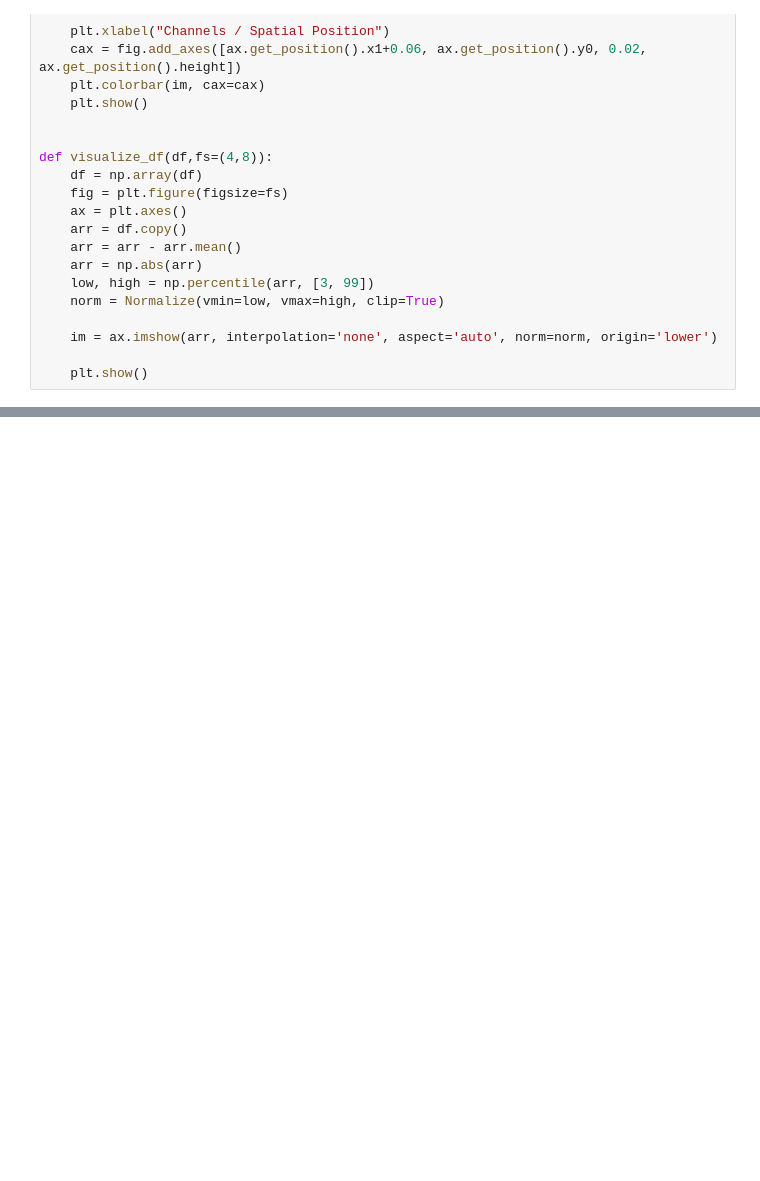
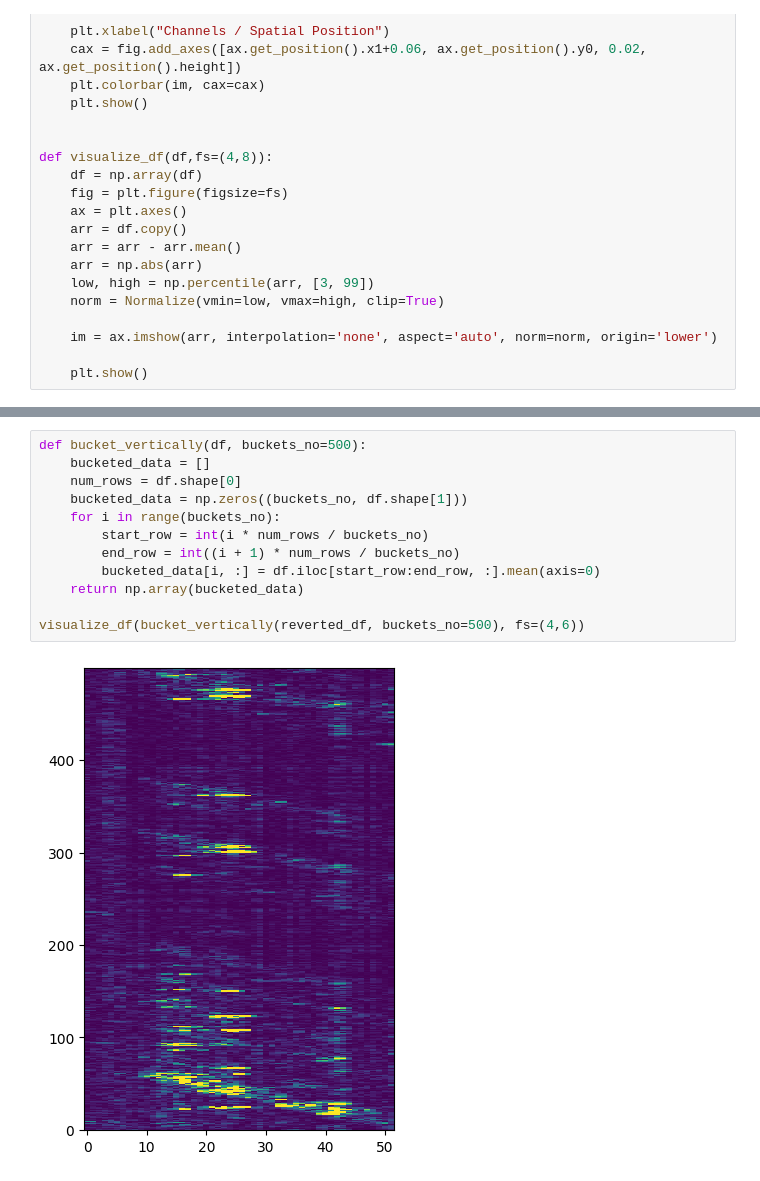
Before and after one commit to Petrerer/cv_project1, a Jupyter notebook: main.ipynb, the cells around one changed output, grey strips where cells are left out. Saved outputs shown, nothing was run; the diff lists cells and outputs as text; blank space fills up the shorter version.

```diff
--- a/main.ipynb
+++ b/main.ipynb
@@ -296,0 +212,14 @@ show("Gabor 135deg", gabor(3*np.pi/4))
+# %%
+def bucket_vertically(df, buckets_no=500):
+    bucketed_data = []
+    num_rows = df.shape[0]
+    bucketed_data = np.zeros((buckets_no, df.shape[1]))
+    for i in range(buckets_no):
+        start_row = int(i * num_rows / buckets_no)
+        end_row = int((i + 1) * num_rows / buckets_no)
+        bucketed_data[i, :] = df.iloc[start_row:end_row, :].mean(axis=0)
+    return np.array(bucketed_data)
+
+visualize_df(bucket_vertically(reverted_df, buckets_no=500), fs=(4,6))
+# %% [output]
+[figure, added]
```
Also changed, not shown: parts of 8 cells of this notebook.
